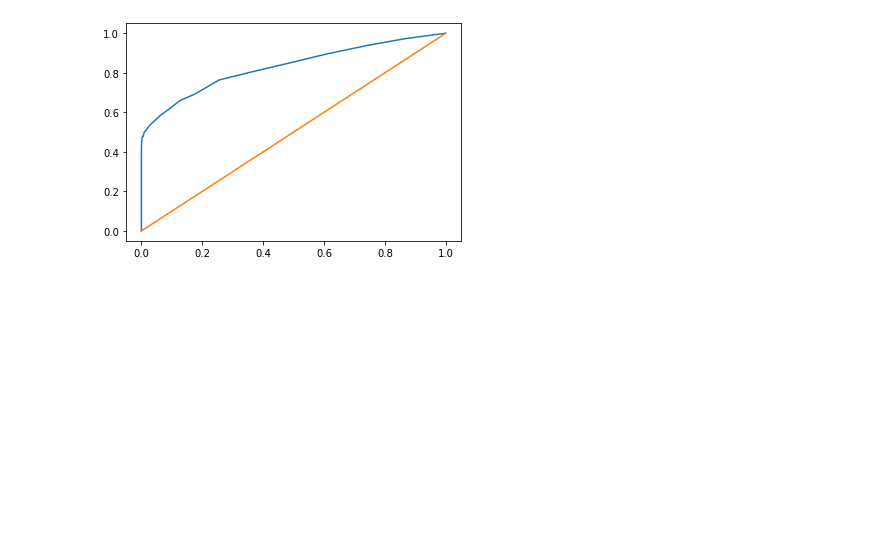
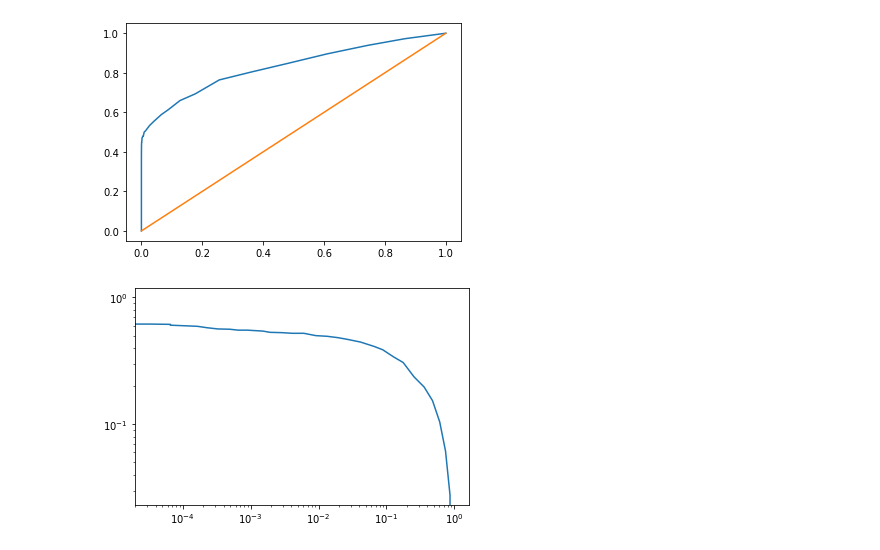
Before and after one commit to LeonardoEmili/ear-recognizer-android, a Jupyter notebook: report/evaluation/charts.ipynb, the cells around one changed output. Drawn from its saved outputs; the diff is of its cells as text; code cells hidden in the pictures; blank space fills up the shorter version.

Commit message:
Add DET curve and Equal error rate charts

```diff
--- a/report/evaluation/charts.ipynb
+++ b/report/evaluation/charts.ipynb
@@ -8,8 +10,10 @@ scores = dict()
 with open("scores.json", "r") as fi:
     scores = json.load(fi)
 # %%
-thresholds = scores["roc"]["thresholds"]
-gar = scores["roc"]["gar"]
-far = scores["roc"]["far"]
+thresholds = np.array(list(reversed(scores["roc"]["thresholds"])))
+gar = np.array(list(reversed(scores["roc"]["gar"])))
+far = np.array(list(reversed(scores["roc"]["far"])))
+frr = 1 - gar
+grr = 1 - far
 # %%
 plt.plot(far, gar, label = "ROC curve")
@@ -17,3 +21,11 @@ plt.plot([0,1], [0,1], label = "Diagonal")
 _ = plt.show()
 # %% [output]
 [figure]
+# %%
+plt.plot(far, frr, label = "DET curve")
+#plt.plot([1,0], [0,1], label = "Not valid")
+plt.yscale('log')
+plt.xscale('log')
+_ = plt.show()
+# %% [output]
+[figure, added]
```
Also changed, not shown: parts of 4 cells of this notebook.
